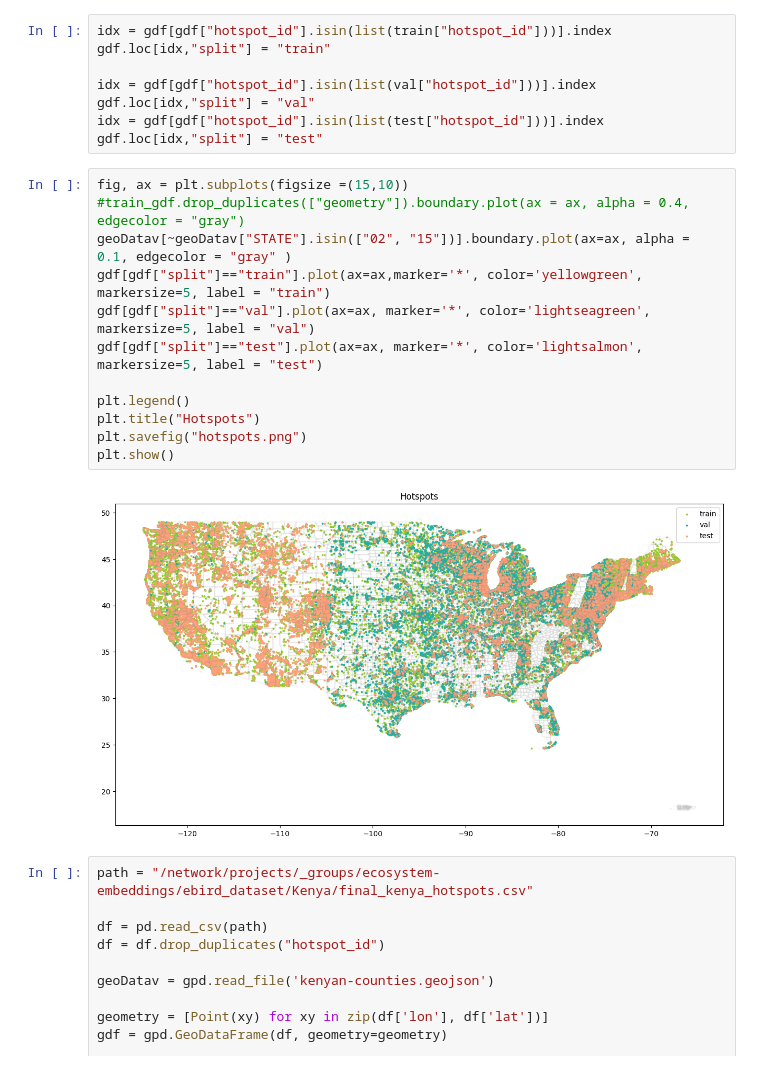
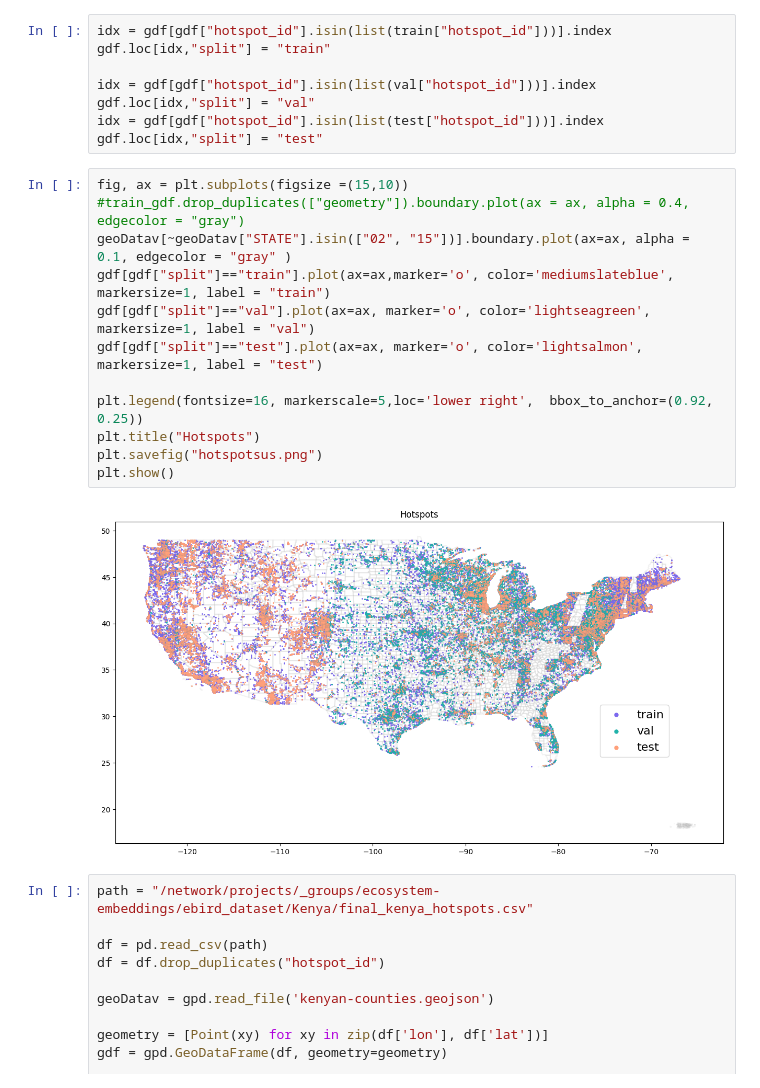
Before and after one commit to RolnickLab/SatBird, a Jupyter notebook: visuals/visualize_map.ipynb, the cells around one changed output. Saved outputs shown, nothing was run; the diff lists cells and outputs as text.

Commit message:
add visualization

```diff
--- a/visuals/visualize_map.ipynb
+++ b/visuals/visualize_map.ipynb
@@ -41,17 +41,17 @@ gdf.loc[idx,"split"] = "test"
 # %%
 fig, ax = plt.subplots(figsize =(15,10))
 #train_gdf.drop_duplicates(["geometry"]).boundary.plot(ax = ax, alpha = 0.4, edgecolor = "gray")
 geoDatav[~geoDatav["STATE"].isin(["02", "15"])].boundary.plot(ax=ax, alpha = 0.1, edgecolor = "gray" )
-gdf[gdf["split"]=="train"].plot(ax=ax,marker='*', color='yellowgreen', markersize=5, label = "train")
-gdf[gdf["split"]=="val"].plot(ax=ax, marker='*', color='lightseagreen', markersize=5, label = "val")
-gdf[gdf["split"]=="test"].plot(ax=ax, marker='*', color='lightsalmon', markersize=5, label = "test")
+gdf[gdf["split"]=="train"].plot(ax=ax,marker='o', color='mediumslateblue', markersize=1, label = "train")
+gdf[gdf["split"]=="val"].plot(ax=ax, marker='o', color='lightseagreen', markersize=1, label = "val")
+gdf[gdf["split"]=="test"].plot(ax=ax, marker='o', color='lightsalmon', markersize=1, label = "test")
 
-plt.legend()
+plt.legend(fontsize=16, markerscale=5,loc='lower right',  bbox_to_anchor=(0.92, 0.25))
 plt.title("Hotspots")
-plt.savefig("hotspots.png")
+plt.savefig("hotspotsus.png")
 plt.show()
 # %% [output]
-[figure, old version]
+[figure, new version]
 # %%
 path = "/network/projects/_groups/ecosystem-embeddings/ebird_dataset/Kenya/final_kenya_hotspots.csv"
 
```
Also changed, not shown: parts of 22 cells of this notebook.
